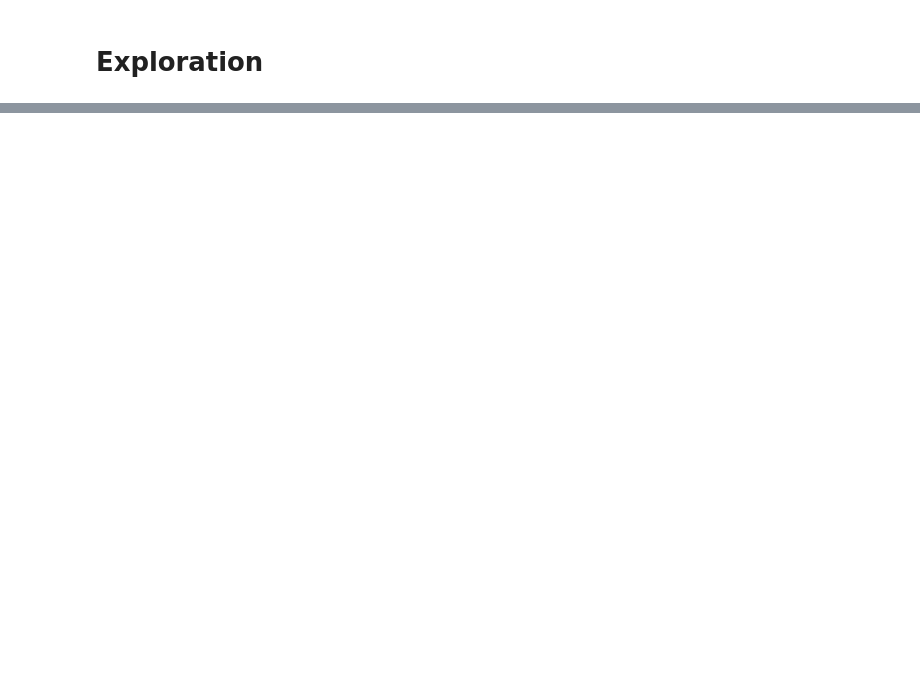
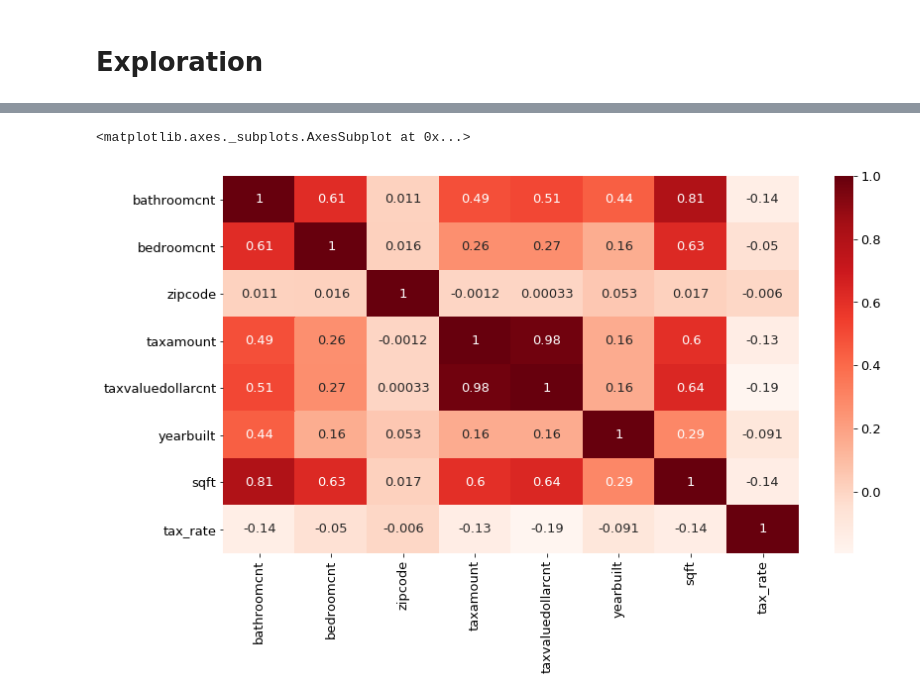
Before and after one commit to Brandon-Martinez27/zillow_regression_project, a Jupyter notebook: zillow_notebook_b.ipynb, the cells around one changed output, grey strips where cells are left out. Drawn from its saved outputs; the diff is of its cells as text; code cells hidden in the pictures; blank space fills up the shorter version.

Commit message:
added visual to explore section and did a t-test

```diff
--- a/zillow_notebook_b.ipynb
+++ b/zillow_notebook_b.ipynb
@@ -168,3 +153,7 @@ memory usage: 1.3+ MB
 # %% [markdown]
 # Exploration
+# %%
+# plt rc sets defaults for matplotlib figures
+plt.rc("font", size=13)
+plt.rc("figure", figsize= (13,7))
 # %%
@@ -171,0 +171,6 @@ train
+# %%
+# looking at correlation for all variables
+sns.heatmap(train.corr(), cmap='Reds', annot=True)
+# %% [output]
+<matplotlib.axes._subplots.AxesSubplot at 0x...>
+[figure, added]
```
Also changed, not shown: parts of 20 cells of this notebook.
